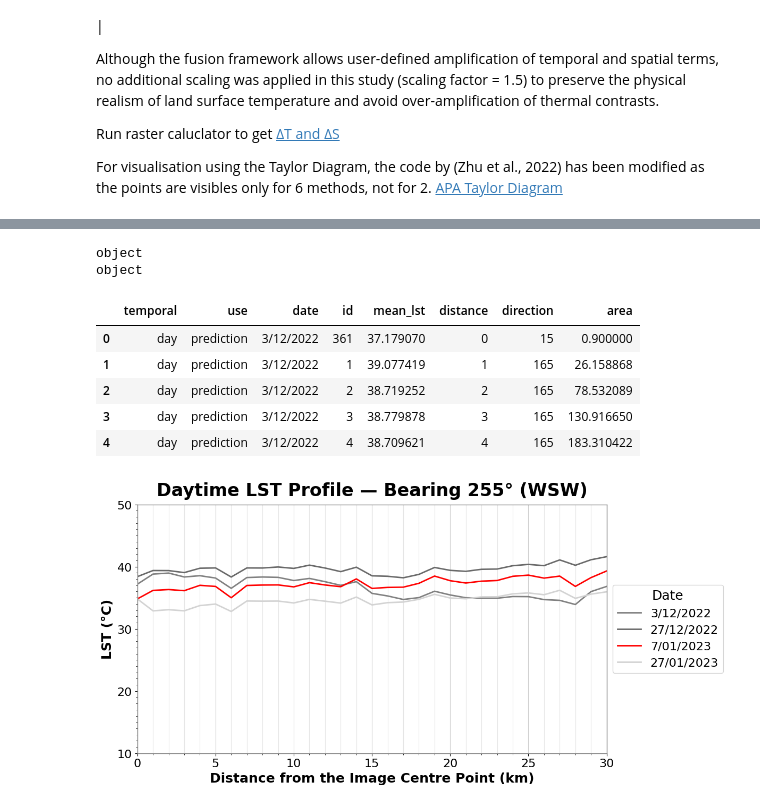
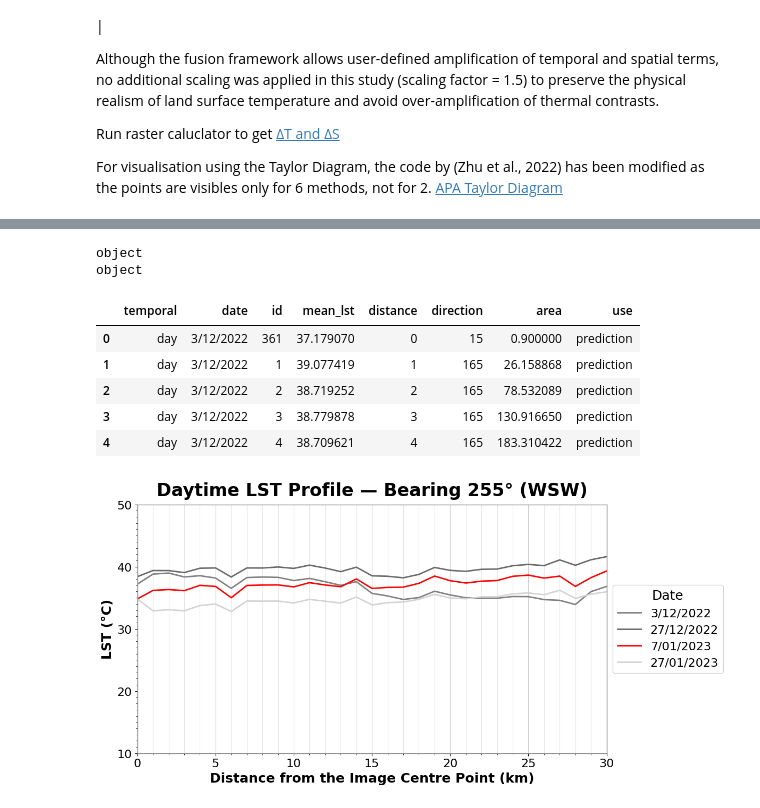
Before and after one commit to percyyvon-r/PhD-chapter2-data-fusion-full-diurnal-lst, a Jupyter notebook: notebook/fused_lst_temporalStability_spatialPatternConsistency.ipynb, the cells around one changed output, grey strips where cells are left out. Cells and saved outputs as stored; diff of their text form; code cells hidden in the pictures.

Commit message:
updated teh code DEASE data retrieval

```diff
--- a/notebook/fused_lst_temporalStability_spatialPatternConsistency.ipynb
+++ b/notebook/fused_lst_temporalStability_spatialPatternConsistency.ipynb
@@ -162,7 +162,7 @@ dease_all_df = dease_all_df.rename(columns={
 })
 
 # Keep only relevant columns
-dease_all_df = dease_all_df[["temporal", "use", "date", "id", "mean_lst"]]
+dease_all_df = dease_all_df[["temporal", "date", "id", "mean_lst"]]
 
 # Load the Constructed DEASE CSV metadata
 buffer_df = pd.read_csv(r"C:\Users\percy\Documents\studies\visual_studio_code\PhD-chapter2-data-fusion-full-diurnal-lst\output\csv\constructed_buffers_metadata.csv")
@@ -181,19 +181,7 @@ dease_all_df_metadata = dease_all_df.merge(buffer_df, on="id", how="left")
 # Filter DEASE for centre of urban areas --> distance == 0
 dease_centre = dease_all_df_metadata[dease_all_df_metadata["distance"] == 0]
 
-# DEASE centre, Bearing 255, 285, 315, 345, (15 is already in the dataset), 45, 75
-dease_centre_255 = dease_centre.copy()
-dease_centre_255["direction"] = 255
-
-dease_centre_285 = dease_centre.copy()
-dease_centre_285["direction"] = 285
-
-dease_centre_315 = dease_centre.copy()
-dease_centre_315["direction"] = 315
-
-dease_centre_345 = dease_centre.copy()
-dease_centre_345["direction"] = 345
-
+# DEASE centre, Bearing 255, 285, 315, 345, (15 is already in the dataset), ...
 dease_centre_45 = dease_centre.copy()
 dease_centre_45["direction"] = 45
 
@@ -205,43 +193,75 @@ dease_centre_105["direction"] = 105
 
 dease_centre_135 = dease_centre.copy()
 dease_centre_135["direction"] = 135
 
 dease_centre_165 = dease_centre.copy()
 dease_centre_165["direction"] = 165
 
 dease_centre_195 = dease_centre.copy()
 dease_centre_195["direction"] = 195
 
 dease_centre_225 = dease_centre.copy()
 dease_centre_225["direction"] = 225
 
+dease_centre_255 = dease_centre.copy()
+dease_centre_255["direction"] = 255
+
+dease_centre_285 = dease_centre.copy()
+dease_centre_285["direction"] = 285
+
+dease_centre_315 = dease_centre.copy()
+dease_centre_315["direction"] = 315
+
+dease_centre_345 = dease_centre.copy()
+dease_centre_345["direction"] = 345
+
 # Concatenate all centre rows
 dease_centre_all = pd.concat([
+    dease_centre_45,
+    dease_centre_75,
+    dease_centre_105,
+    dease_centre_135,
+    dease_centre_165,
+    dease_centre_195,
+    dease_centre_225,
     dease_centre_255,
     dease_centre_285,
     dease_centre_315,
     dease_centre_345,
-    dease_centre_45,
-    dease_centre_75
 ], ignore_index=True)
 
 # Combine with the original DEASE dataset
 dease_all_df_metadata = pd.concat([dease_all_df_metadata, dease_centre_all], ignore_index=True)
 
+# Create column named "use"
+dease_all_df_metadata["use"] = "prediction"  # Default to "prediction"
+
+# Select data for daytime and nighttime separately
+dease_all_df_metadata_day = dease_all_df_metadata[dease_all_df_metadata["temporal"] == "day"].copy()
+dease_all_df_metadata_night = dease_all_df_metadata[dease_all_df_metadata["temporal"] == "night"].copy()
+
+# For daytime, change the "use" to base if the date is 7/01/2023
+dease_all_df_metadata_day.loc[dease_all_df_metadata_day["date"] == "7/01/2023", "use"] = "base"
+# For nighttime, change the "use" to base if the date is 25/12/2022
+dease_all_df_metadata_night.loc[dease_all_df_metadata_night["date"] == "25/12/2022", "use"] = "base"
+
+# Combine back the daytime and nighttime datasets
+dease_all_df_metadata_final = pd.concat([dease_all_df_metadata_day, dease_all_df_metadata_night], ignore_index=True)
+
 # Save merged CSV
 out_csv = r"C:\Users\percy\Documents\studies\visual_studio_code\PhD-chapter2-data-fusion-full-diurnal-lst\output\csv\dease_all_dates.csv"
-dease_all_df_metadata.to_csv(out_csv, index=False)
+dease_all_df_metadata_final.to_csv(out_csv, index=False)
 
-dease_all_df_metadata.head()
+dease_all_df_metadata_final.head()
 # %% [output]
 object
 object
-|  | temporal | use | date | id | mean_lst | distance | direction | area |
-| 0 | day | prediction | 3/12/2022 | 361 | 37.179070 | 0 | 15 | 0.900000 |
-| 1 | day | prediction | 3/12/2022 | 1 | 39.077419 | 1 | 165 | 26.158868 |
-| 2 | day | prediction | 3/12/2022 | 2 | 38.719252 | 2 | 165 | 78.532089 |
-| 3 | day | prediction | 3/12/2022 | 3 | 38.779878 | 3 | 165 | 130.916650 |
-| 4 | day | prediction | 3/12/2022 | 4 | 38.709621 | 4 | 165 | 183.310422 |
+|  | temporal | date | id | mean_lst | distance | direction | area | use |
+| 0 | day | 3/12/2022 | 361 | 37.179070 | 0 | 15 | 0.900000 | prediction |
+| 1 | day | 3/12/2022 | 1 | 39.077419 | 1 | 165 | 26.158868 | prediction |
+| 2 | day | 3/12/2022 | 2 | 38.719252 | 2 | 165 | 78.532089 | prediction |
+| 3 | day | 3/12/2022 | 3 | 38.779878 | 3 | 165 | 130.916650 | prediction |
+| 4 | day | 3/12/2022 | 4 | 38.709621 | 4 | 165 | 183.310422 | prediction |
 # %%
 # Plot - One sample row from the DEASE dataset
 import pandas as pd
```
Also changed, not shown: parts of 2 cells of this notebook, 1 other file.
